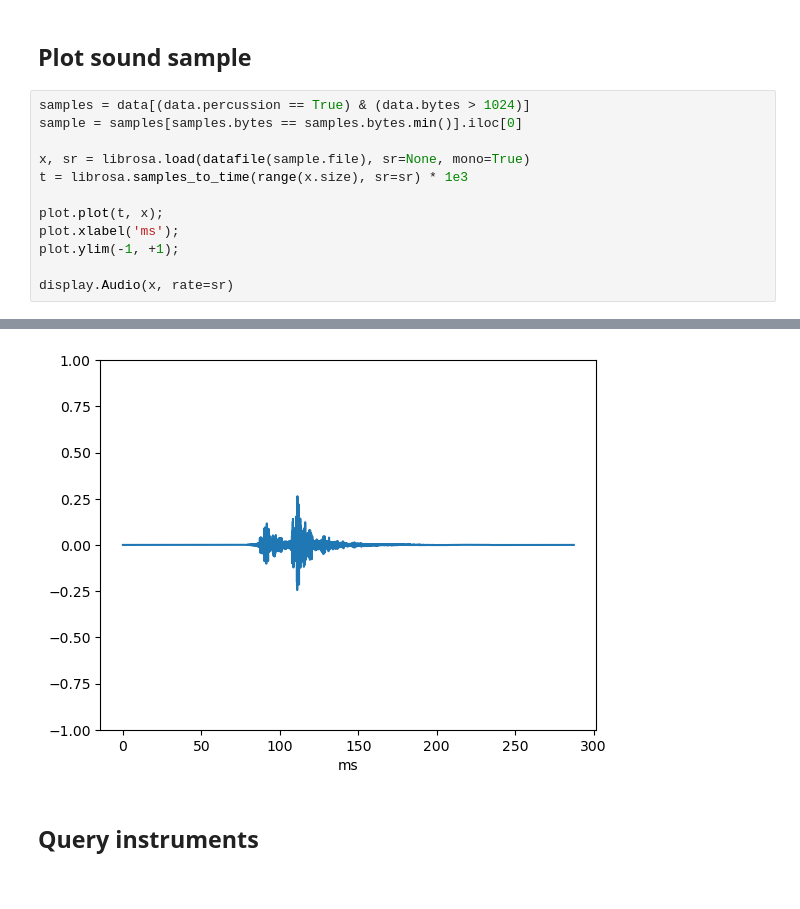
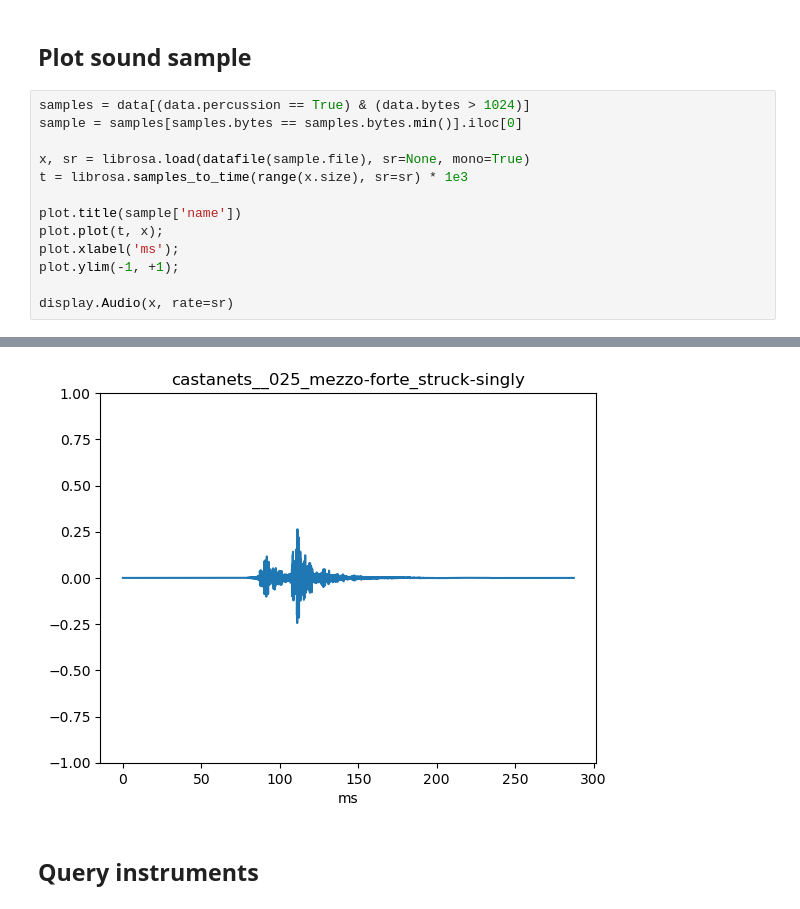
Before and after one commit to jurihock/philharmonia, a Jupyter notebook: notebooks/basics.ipynb, the cells around one changed output, grey strips where cells are left out. Drawn from its saved outputs; the diff is of its cells as text.

```diff
--- a/notebooks/basics.ipynb
+++ b/notebooks/basics.ipynb
@@ -31,18 +31,19 @@ data.head()
 # %%
 samples = data[(data.percussion == True) & (data.bytes > 1024)]
 sample = samples[samples.bytes == samples.bytes.min()].iloc[0]
 
 x, sr = librosa.load(datafile(sample.file), sr=None, mono=True)
 t = librosa.samples_to_time(range(x.size), sr=sr) * 1e3
 
+plot.title(sample['name'])
 plot.plot(t, x);
 plot.xlabel('ms');
 plot.ylim(-1, +1);
 
 display.Audio(x, rate=sr)
 # %% [output]
 [interactive output not drawn]
-[figure, old version]
+[figure, new version]
 # %% [markdown]
 ## Query instruments
 # %%
```
Also changed, not shown: 1 other file.
